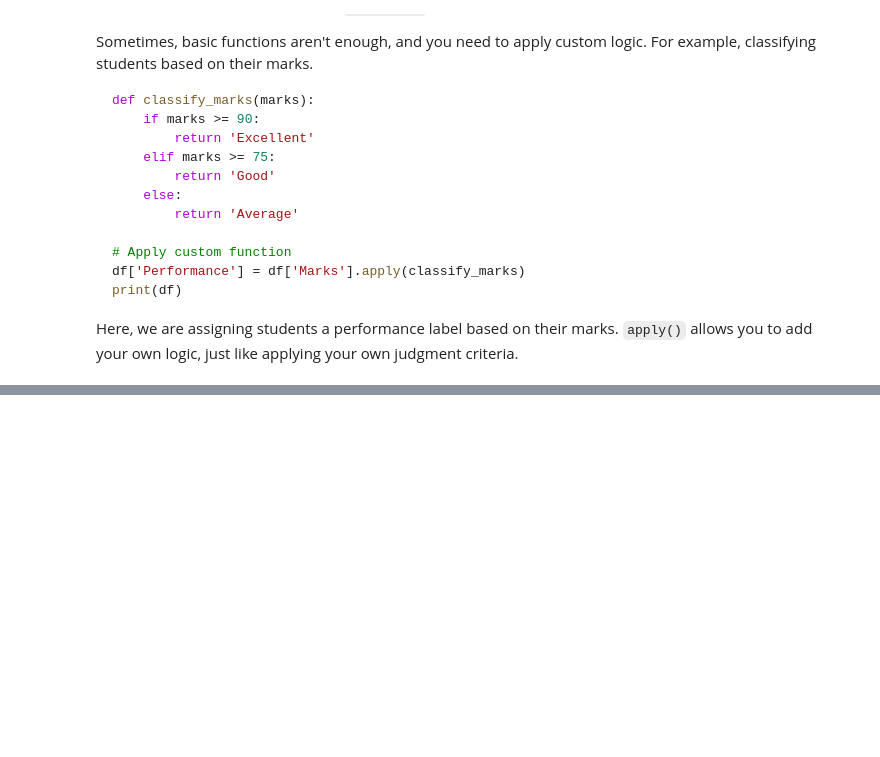
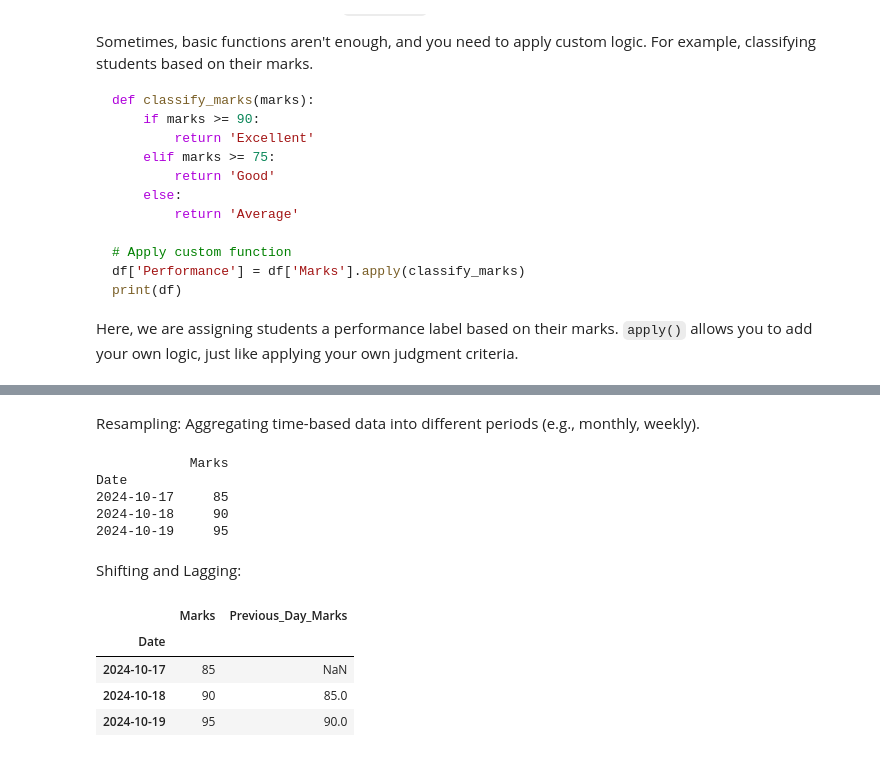
Before and after one commit to rubydamodar/The-Ultimate-Pandas-Bootcamp, a Jupyter notebook: Basic to Advance Data Frame/BtoA-Pandas-Dataframe.ipynb, the cells around one changed output, grey strips where cells are left out. Drawn from its saved outputs; the diff is of its cells as text; code cells hidden in the pictures; blank space fills up the shorter version.

```diff
--- a/Basic to Advance Data Frame/BtoA-Pandas-Dataframe.ipynb
+++ b/Basic to Advance Data Frame/BtoA-Pandas-Dataframe.ipynb
@@ -866,0 +1000,7 @@ Here, we are assigning students a performance label based on their marks. `apply
+# %%
+df = pd.DataFrame({
+    'Date': ['2024-10-17', '2024-10-18', '2024-10-19'],
+    'Marks': [85, 90, 95]
+})
+df['Date'] = pd.to_datetime(df['Date'])
+df.set_index('Date', inplace=True)
@@ -866,0 +1015,25 @@ Here, we are assigning students a performance label based on their marks. `apply
+# %% [markdown]
+Resampling: Aggregating time-based data into different periods (e.g., monthly, weekly).
+# %%
+# Resample data by day and calculate the sum
+df_resampled = df.resample('D').sum()
+print(df_resampled)
+# %% [output]
+            Marks
+Date
+2024-10-17     85
+2024-10-18     90
+2024-10-19     95
+# %% [markdown]
+Shifting and Lagging:
+# %%
+# Shifting marks data to compare today with yesterday
+df['Previous_Day_Marks'] = df['Marks'].shift(1)
+# %%
+df
+# %% [output]
+|  | Marks | Previous_Day_Marks |
+| Date |  |  |
+| 2024-10-17 | 85 | NaN |
+| 2024-10-18 | 90 | 85.0 |
+| 2024-10-19 | 95 | 90.0 |
```
Also changed, not shown: parts of 37 cells of this notebook.
